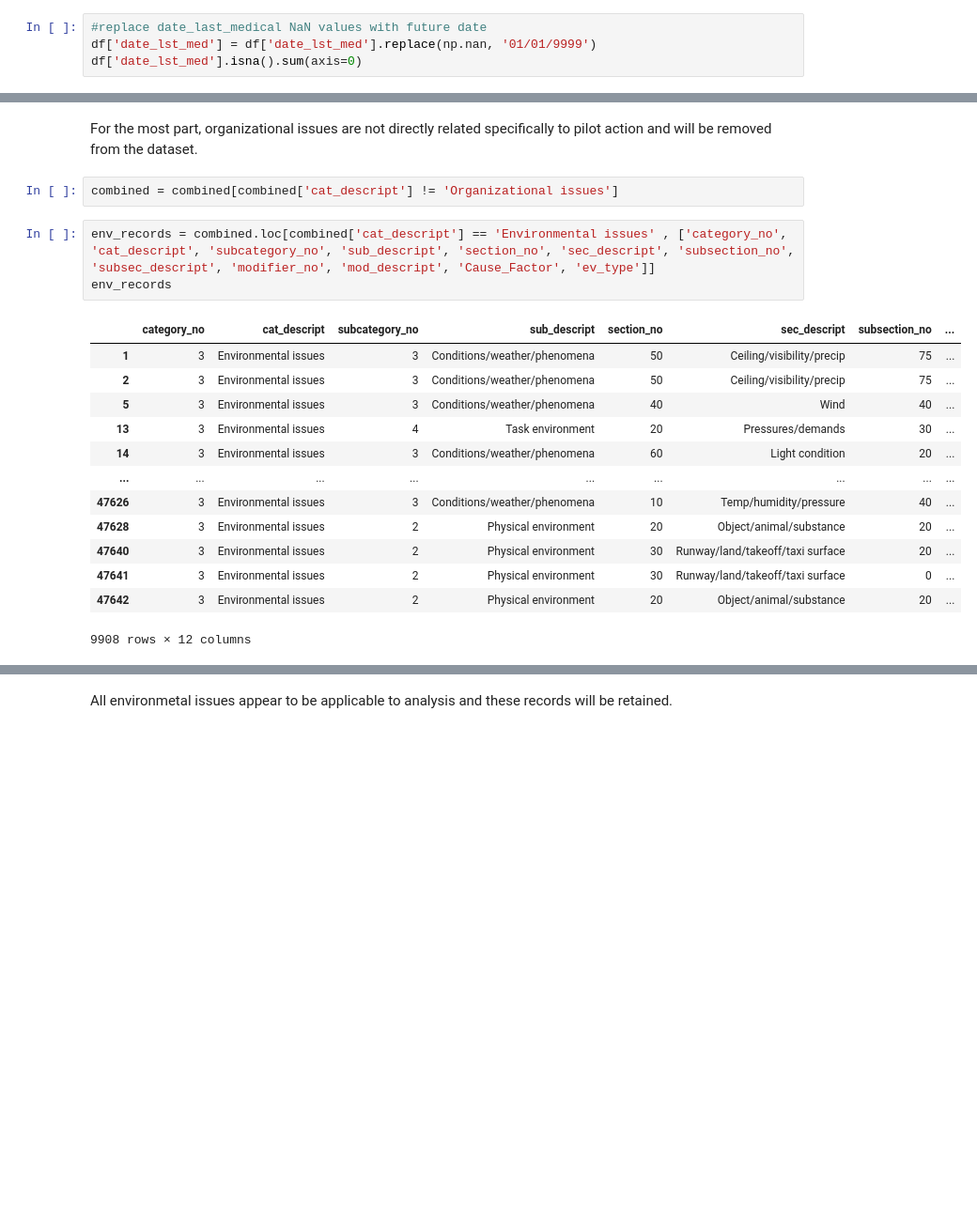
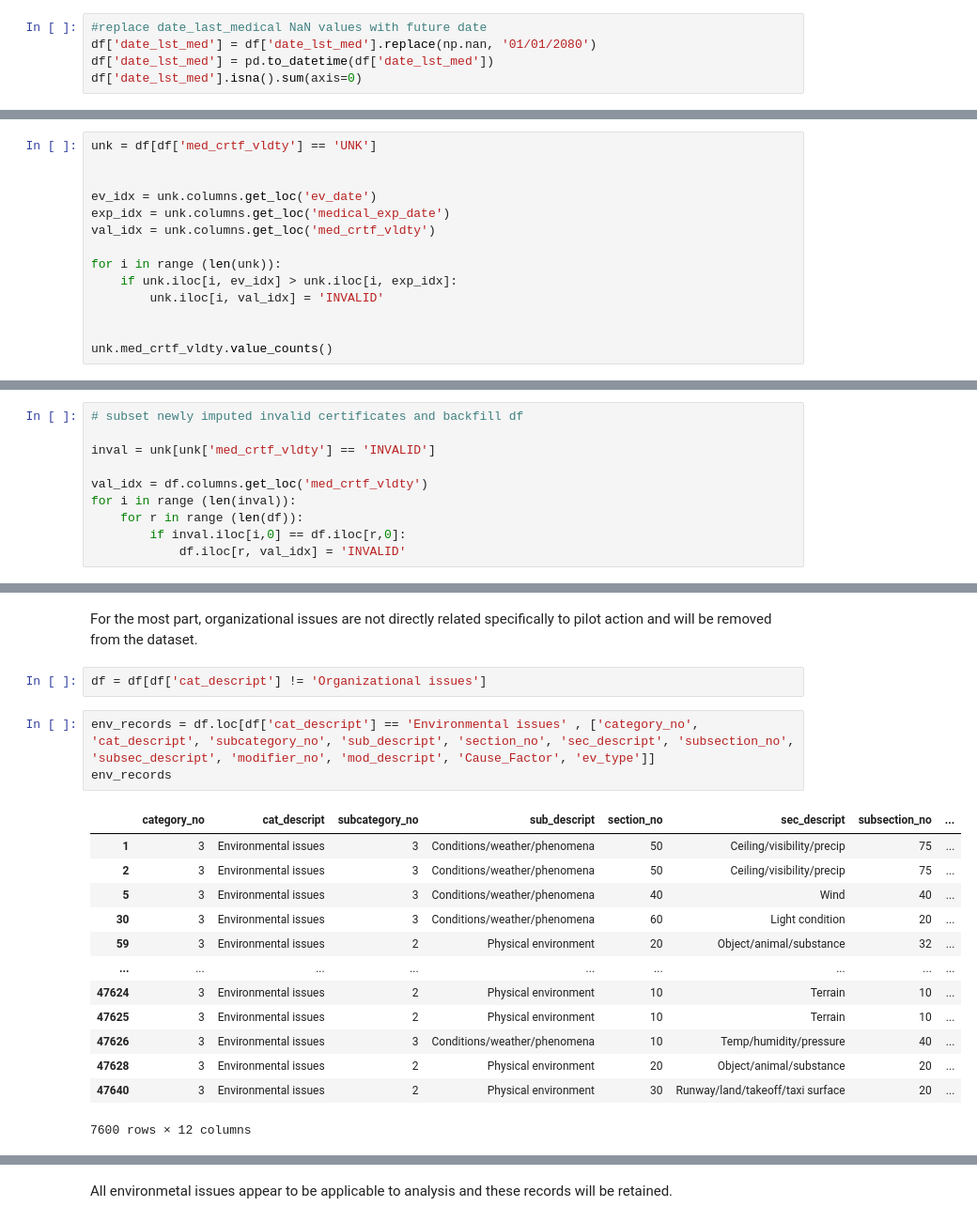
Before and after one commit to birr-data/capstone2, a Jupyter notebook: notebooks/1.4.1-mjg-data-wrangling2.ipynb, the cells around one changed output, grey strips where cells are left out. Shown: that part at 94% size. Saved outputs shown, nothing was run; the diff lists cells and outputs as text; blank space fills up the shorter version.

```diff
--- a/notebooks/1.4.1-mjg-data-wrangling2.ipynb
+++ b/notebooks/1.4.1-mjg-data-wrangling2.ipynb
@@ -330,7 +362,8 @@ df['date_lst_med'].isna().sum(axis=0)
 3895
 # %%
 #replace date_last_medical NaN values with future date
-df['date_lst_med'] = df['date_lst_med'].replace(np.nan, '01/01/9999')
+df['date_lst_med'] = df['date_lst_med'].replace(np.nan, '01/01/2080')
+df['date_lst_med'] = pd.to_datetime(df['date_lst_med'])
 df['date_lst_med'].isna().sum(axis=0)
 # %% [output]
 0
@@ -380,0 +398,14 @@ TypeError: can only concatenate str (not "datetime.timedelta") to str
+# %%
+unk = df[df['med_crtf_vldty'] == 'UNK']
+
+
+ev_idx = unk.columns.get_loc('ev_date')
+exp_idx = unk.columns.get_loc('medical_exp_date')
+val_idx = unk.columns.get_loc('med_crtf_vldty')
+
+for i in range (len(unk)):
+    if unk.iloc[i, ev_idx] > unk.iloc[i, exp_idx]:
+        unk.iloc[i, val_idx] = 'INVALID'
+
+
+unk.med_crtf_vldty.value_counts()
@@ -380,0 +421,10 @@ TypeError: can only concatenate str (not "datetime.timedelta") to str
+# %%
+# subset newly imputed invalid certificates and backfill df
+
+inval = unk[unk['med_crtf_vldty'] == 'INVALID']
+
+val_idx = df.columns.get_loc('med_crtf_vldty')
+for i in range (len(inval)):
+    for r in range (len(df)):
+        if inval.iloc[i,0] == df.iloc[r,0]:
+            df.iloc[r, val_idx] = 'INVALID'
@@ -445,23 +522,23 @@ Name: subsec_descript, dtype: int64
 # %% [markdown]
 For the most part,  organizational issues are not directly related specifically to pilot action and will be removed from the dataset.
 # %%
-combined = combined[combined['cat_descript'] != 'Organizational issues']
+df = df[df['cat_descript'] != 'Organizational issues']
 # %%
-env_records = combined.loc[combined['cat_descript'] == 'Environmental issues' , ['category_no', 'cat_descript', 'subcategory_no', 'sub_descript', 'section_no', 'sec_descript', 'subsection_no', 'subsec_descript', 'modifier_no', 'mod_descript', 'Cause_Factor', 'ev_type']]
+env_records = df.loc[df['cat_descript'] == 'Environmental issues' , ['category_no', 'cat_descript', 'subcategory_no', 'sub_descript', 'section_no', 'sec_descript', 'subsection_no', 'subsec_descript', 'modifier_no', 'mod_descript', 'Cause_Factor', 'ev_type']]
 env_records
 # %% [output]
 |  | category_no | cat_descript | subcategory_no | sub_descript | section_no | sec_descript | subsection_no | ... |
 | 1 | 3 | Environmental issues | 3 | Conditions/weather/phenomena | 50 | Ceiling/visibility/precip | 75 | ... |
 | 2 | 3 | Environmental issues | 3 | Conditions/weather/phenomena | 50 | Ceiling/visibility/precip | 75 | ... |
 | 5 | 3 | Environmental issues | 3 | Conditions/weather/phenomena | 40 | Wind | 40 | ... |
-| 13 | 3 | Environmental issues | 4 | Task environment | 20 | Pressures/demands | 30 | ... |
-| 14 | 3 | Environmental issues | 3 | Conditions/weather/phenomena | 60 | Light condition | 20 | ... |
+| 30 | 3 | Environmental issues | 3 | Conditions/weather/phenomena | 60 | Light condition | 20 | ... |
+| 59 | 3 | Environmental issues | 2 | Physical environment | 20 | Object/animal/substance | 32 | ... |
 | ... | ... | ... | ... | ... | ... | ... | ... | ... |
+| 47624 | 3 | Environmental issues | 2 | Physical environment | 10 | Terrain | 10 | ... |
+| 47625 | 3 | Environmental issues | 2 | Physical environment | 10 | Terrain | 10 | ... |
 | 47626 | 3 | Environmental issues | 3 | Conditions/weather/phenomena | 10 | Temp/humidity/pressure | 40 | ... |
 | 47628 | 3 | Environmental issues | 2 | Physical environment | 20 | Object/animal/substance | 20 | ... |
 | 47640 | 3 | Environmental issues | 2 | Physical environment | 30 | Runway/land/takeoff/taxi surface | 20 | ... |
-| 47641 | 3 | Environmental issues | 2 | Physical environment | 30 | Runway/land/takeoff/taxi surface | 0 | ... |
-| 47642 | 3 | Environmental issues | 2 | Physical environment | 20 | Object/animal/substance | 20 | ... |
-9908 rows × 12 columns
+7600 rows × 12 columns
 # %%
 env_records.sub_descript.unique()
```
Also changed, not shown: parts of 39 cells of this notebook.
